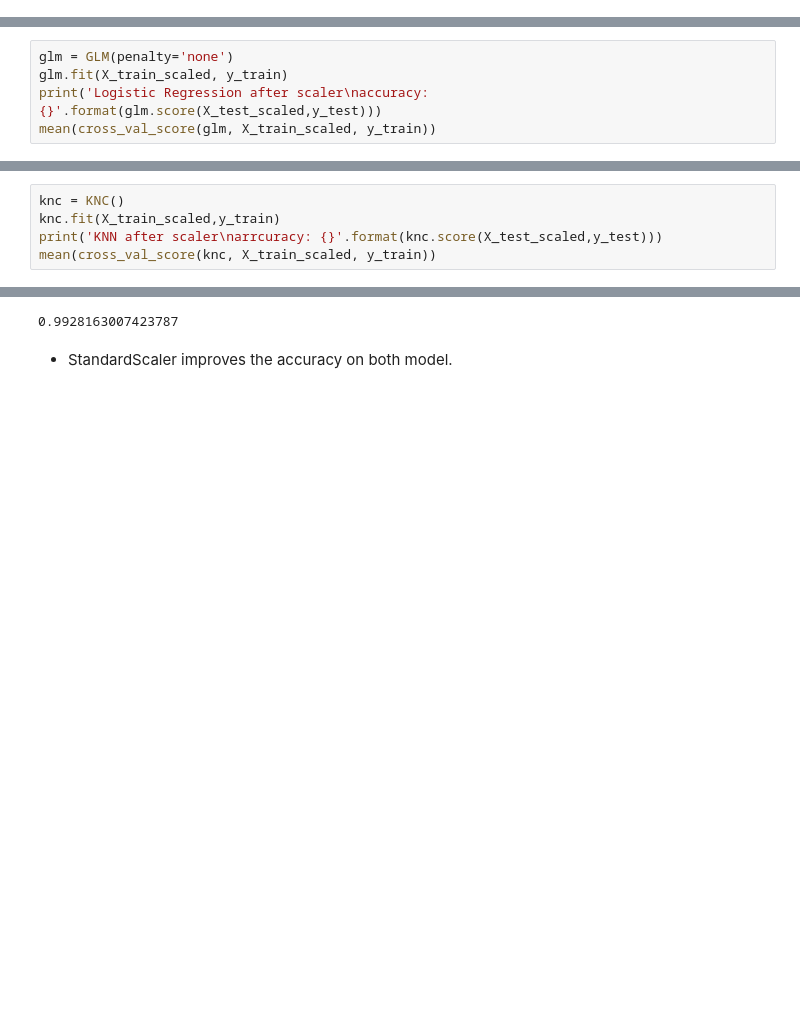
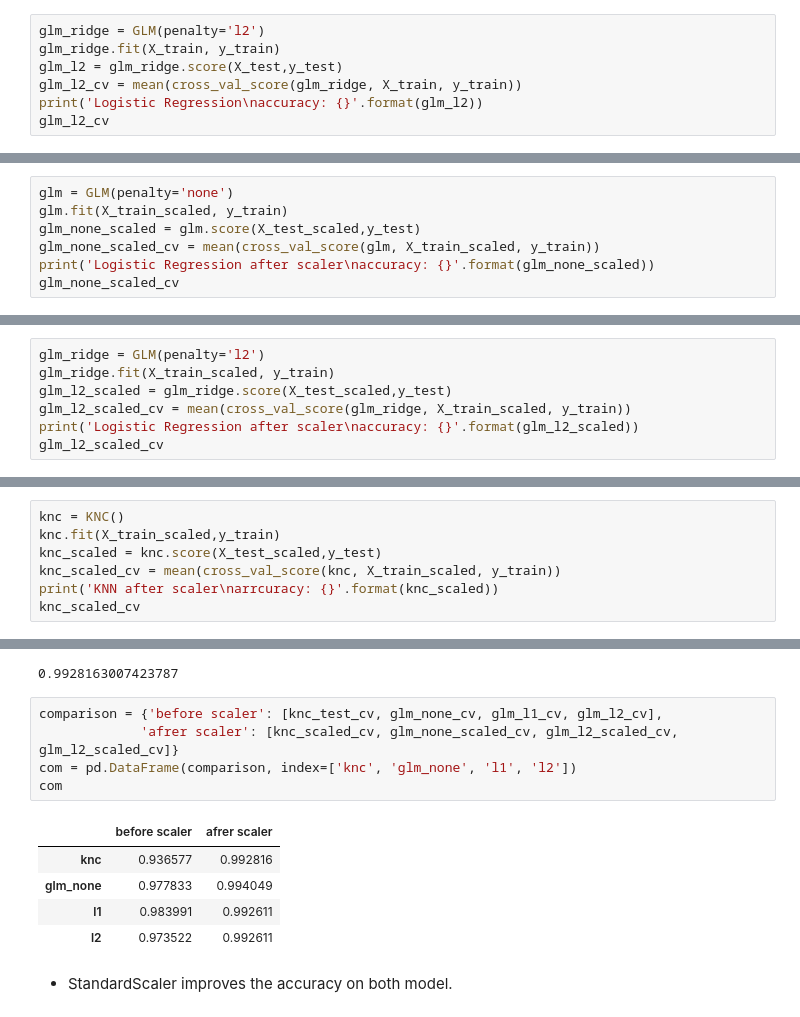
Before and after one commit to xf2235/CU, a Jupyter notebook: QMSSS5073/hw2.ipynb, the cells around one changed output, grey strips where cells are left out. Saved outputs shown, nothing was run; the diff lists cells and outputs as text; blank space fills up the shorter version.

```diff
--- a/QMSSS5073/hw2.ipynb
+++ b/QMSSS5073/hw2.ipynb
@@ -453,0 +451,7 @@ arrcuracy: 0.9483076923076923
+# %%
+glm_ridge = GLM(penalty='l2')
+glm_ridge.fit(X_train, y_train)
+glm_l2 = glm_ridge.score(X_test,y_test)
+glm_l2_cv = mean(cross_val_score(glm_ridge, X_train, y_train))
+print('Logistic Regression\naccuracy: {}'.format(glm_l2))
+glm_l2_cv
@@ -461,8 +469,10 @@ X_test_scaled = scaler.transform(X_test)
 # %%
 glm = GLM(penalty='none')
 glm.fit(X_train_scaled, y_train)
-print('Logistic Regression after scaler\naccuracy: {}'.format(glm.score(X_test_scaled,y_test)))
-mean(cross_val_score(glm, X_train_scaled, y_train))
+glm_none_scaled = glm.score(X_test_scaled,y_test)
+glm_none_scaled_cv = mean(cross_val_score(glm, X_train_scaled, y_train))
+print('Logistic Regression after scaler\naccuracy: {}'.format(glm_none_scaled))
+glm_none_scaled_cv
 # %% [output]
 Logistic Regression after scaler
 accuracy: 0.9944615384615385
@@ -485,3 +488,10 @@ mean(cross_val_score(glm_lasso, X_train_scaled, y_train))
 Logistic Regression after scaler
 accuracy: 0.9956923076923077
 0.9938429947875533
+# %%
+glm_ridge = GLM(penalty='l2')
+glm_ridge.fit(X_train_scaled, y_train)
+glm_l2_scaled = glm_ridge.score(X_test_scaled,y_test)
+glm_l2_scaled_cv = mean(cross_val_score(glm_ridge, X_train_scaled, y_train))
+print('Logistic Regression after scaler\naccuracy: {}'.format(glm_l2_scaled))
+glm_l2_scaled_cv
@@ -488,12 +502,25 @@ accuracy: 0.9956923076923077
 # %%
 knc = KNC()
 knc.fit(X_train_scaled,y_train)
-print('KNN after scaler\narrcuracy: {}'.format(knc.score(X_test_scaled,y_test)))
-mean(cross_val_score(knc, X_train_scaled, y_train))
+knc_scaled = knc.score(X_test_scaled,y_test)
+knc_scaled_cv = mean(cross_val_score(knc, X_train_scaled, y_train))
+print('KNN after scaler\narrcuracy: {}'.format(knc_scaled))
+knc_scaled_cv
 # %% [output]
 KNN after scaler
 arrcuracy: 0.9932307692307693
 0.9928163007423787
+# %%
+comparison = {'before scaler': [knc_test_cv, glm_none_cv, glm_l1_cv, glm_l2_cv],
+             'afrer scaler': [knc_scaled_cv, glm_none_scaled_cv, glm_l2_scaled_cv, glm_l2_scaled_cv]}
+com = pd.DataFrame(comparison, index=['knc', 'glm_none', 'l1', 'l2'])
+com
+# %% [output]
+|  | before scaler | afrer scaler |
+| knc | 0.936577 | 0.992816 |
+| glm_none | 0.977833 | 0.994049 |
+| l1 | 0.983991 | 0.992611 |
+| l2 | 0.973522 | 0.992611 |
 # %% [markdown]
 - StandardScaler improves the accuracy on both model.
 # %% [markdown]
```
Also changed, not shown: parts of 25 cells of this notebook.
